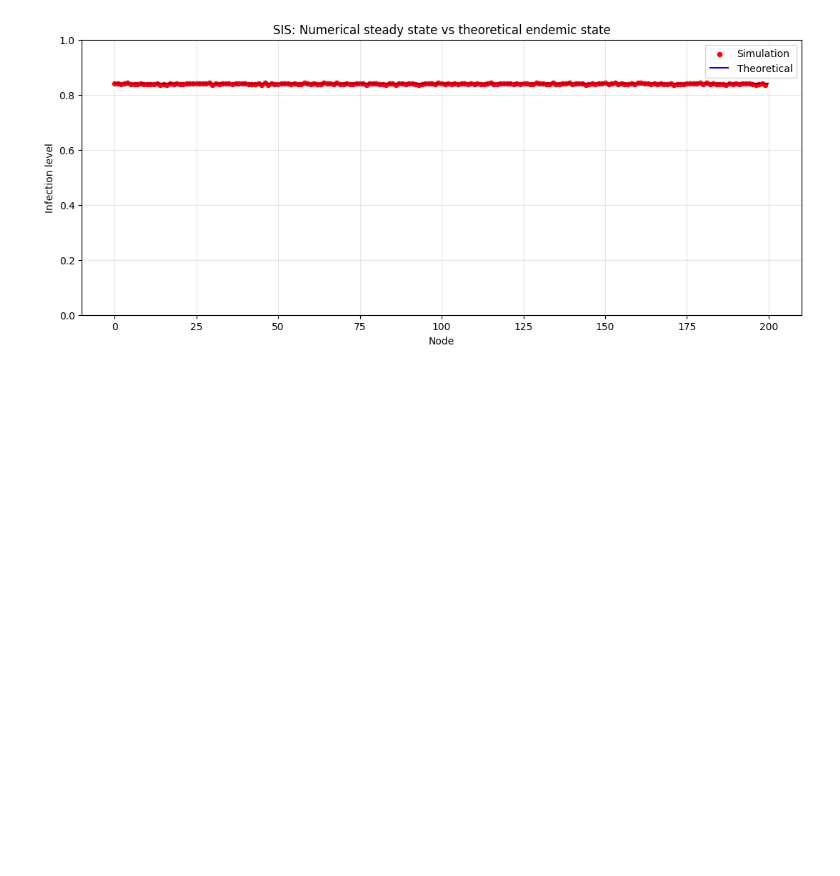
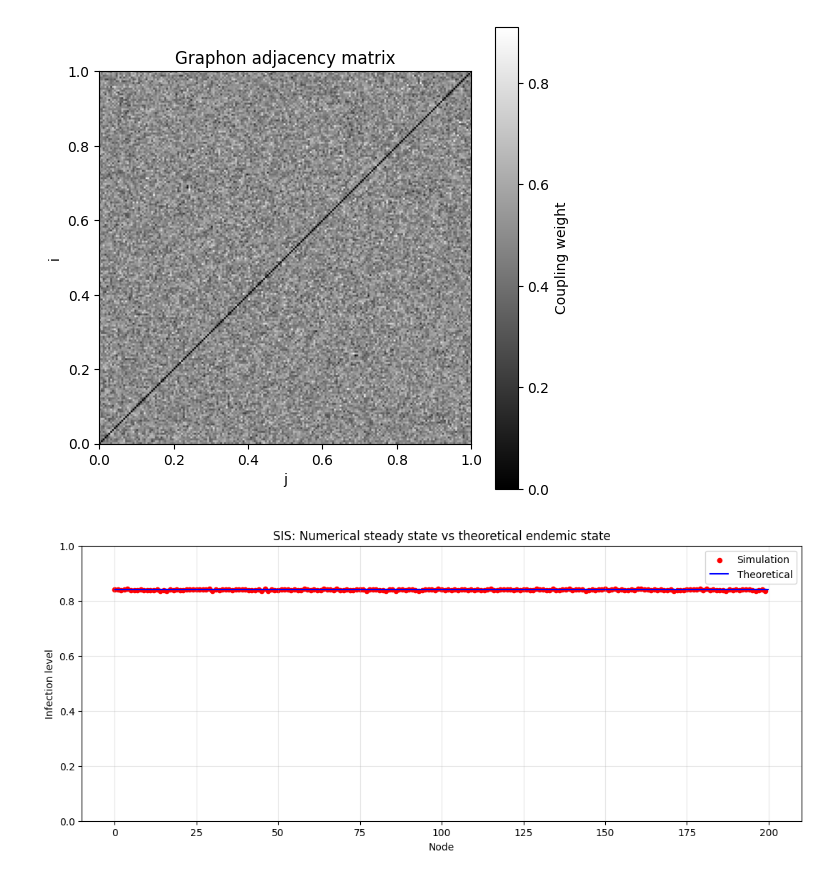
Before and after one commit to VeronicaBolzonella/GraphonKuramotoSolutions, a Jupyter notebook: notebooks/epidemic_visualization.ipynb, the cells around one changed output. Saved outputs shown, nothing was run; the diff lists cells and outputs as text; code cells hidden in the pictures; blank space fills up the shorter version.

```diff
--- a/notebooks/epidemic_visualization.ipynb
+++ b/notebooks/epidemic_visualization.ipynb
@@ -24,6 +24,10 @@ T=5
 indexes = jnp.arange(5)
 # simulate dynamics
 sol = G.simulate(T=T, dt=dt)
+# %%
+G.plot_graphon(A)
+# %% [output]
+[figure, added]
 # %%
 dx = 2 * jnp.pi / G.n
 lambda1 = float(jnp.sum(G.A[0, :])) * dx
```
Also changed, not shown: parts of 1 cell of this notebook, 10 other files.
